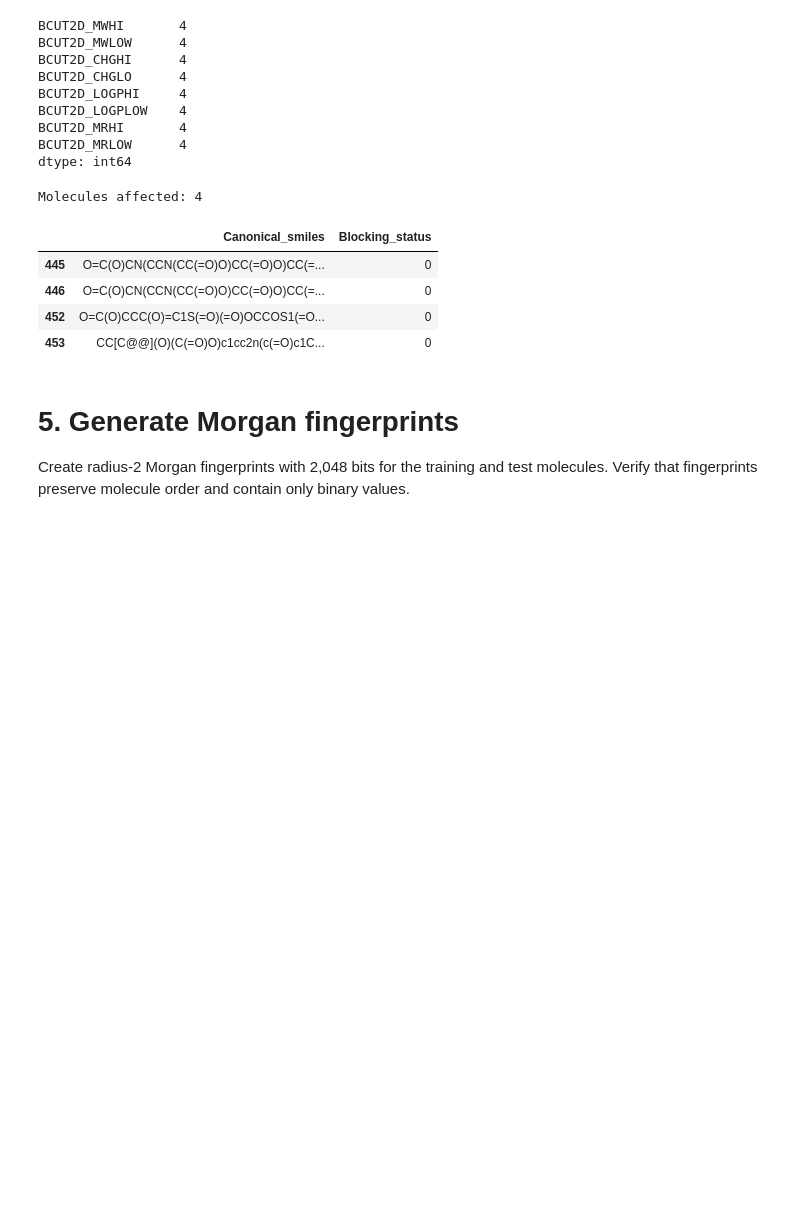
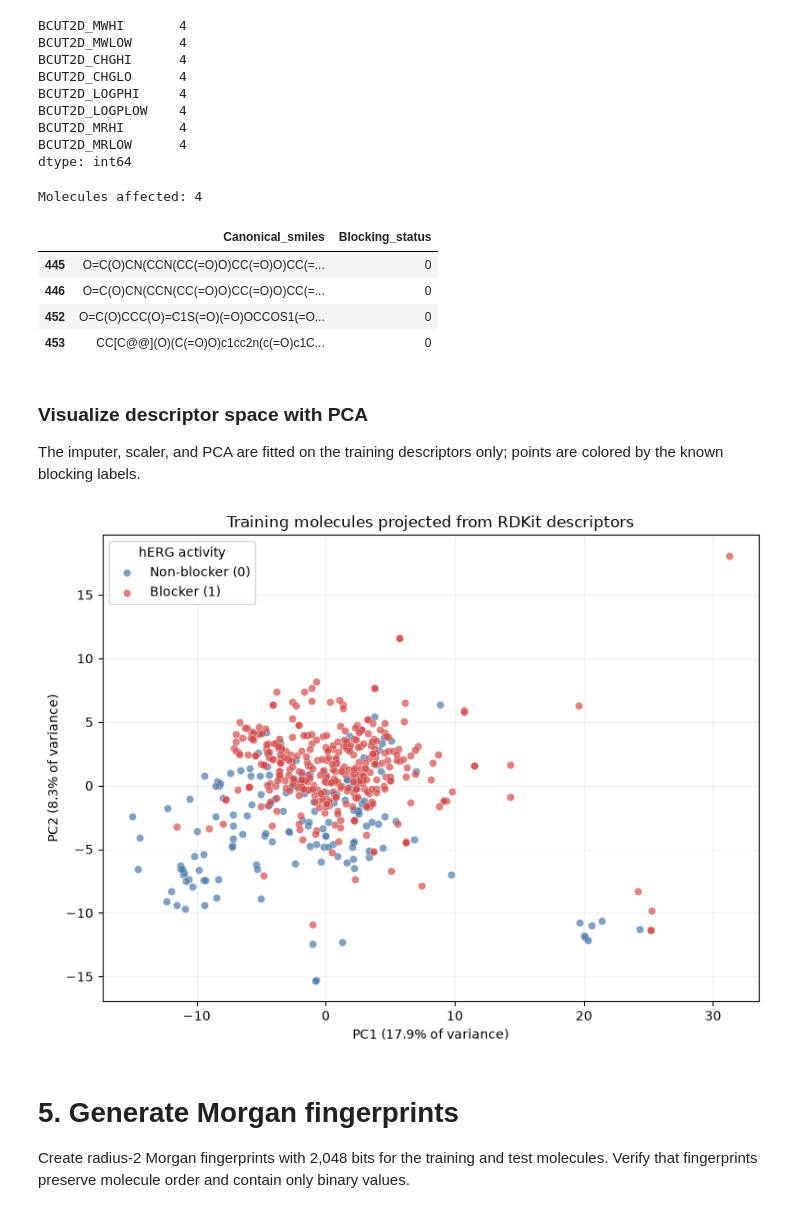
Before and after one commit to erinsoppelsa/Data-Project-for-Cheminformatics-class, a Jupyter notebook: notebooks/03_classification_herG.ipynb, the cells around one changed output. Saved outputs shown, nothing was run; the diff lists cells and outputs as text; code cells hidden in the pictures; blank space fills up the shorter version.

```diff
--- a/notebooks/03_classification_herG.ipynb
+++ b/notebooks/03_classification_herG.ipynb
@@ -363,6 +378,46 @@ Molecules affected: 4
 | 446 | O=C(O)CN(CCN(CC(=O)O)CC(=O)O)CC(=... | 0 |
 | 452 | O=C(O)CCC(O)=C1S(=O)(=O)OCCOS1(=O... | 0 |
 | 453 | CC[C@@](O)(C(=O)O)c1cc2n(c(=O)c1C... | 0 |
+# %% [markdown]
+### Visualize descriptor space with PCA
+
+The imputer, scaler, and PCA are fitted on the training descriptors only; points are colored by the known blocking labels.
+# %%
+descriptor_pca = Pipeline([
+    ("imputer", SimpleImputer(strategy="median")),
+    ("scaler", StandardScaler()),
+    ("pca", PCA(n_components=2))
+])
+
+X_train_pca = descriptor_pca.fit_transform(X_train_desc)
+explained_variance = descriptor_pca.named_steps["pca"].explained_variance_ratio_ * 100
+
+plt.figure(figsize=(8, 6))
+for label, label_name, color in [
+    (0, "Non-blocker (0)", "#4C78A8"),
+    (1, "Blocker (1)", "#D34A4A")
+]:
+    mask = y_train == label
+    plt.scatter(
+        X_train_pca[mask, 0],
+        X_train_pca[mask, 1],
+        label=label_name,
+        color=color,
+        alpha=0.7,
+        s=35,
+        edgecolors="white",
+        linewidths=0.3
+    )
+
+plt.xlabel(f"PC1 ({explained_variance[0]:.1f}% of variance)")
+plt.ylabel(f"PC2 ({explained_variance[1]:.1f}% of variance)")
+plt.title("Training molecules projected from RDKit descriptors")
+plt.legend(title="hERG activity")
+plt.grid(alpha=0.2)
+plt.tight_layout()
+plt.show()
+# %% [output]
+[figure, added]
 # %% [markdown]
 # 5. Generate Morgan fingerprints
 
```
Also changed, not shown: parts of 44 cells of this notebook, 12 other files.
